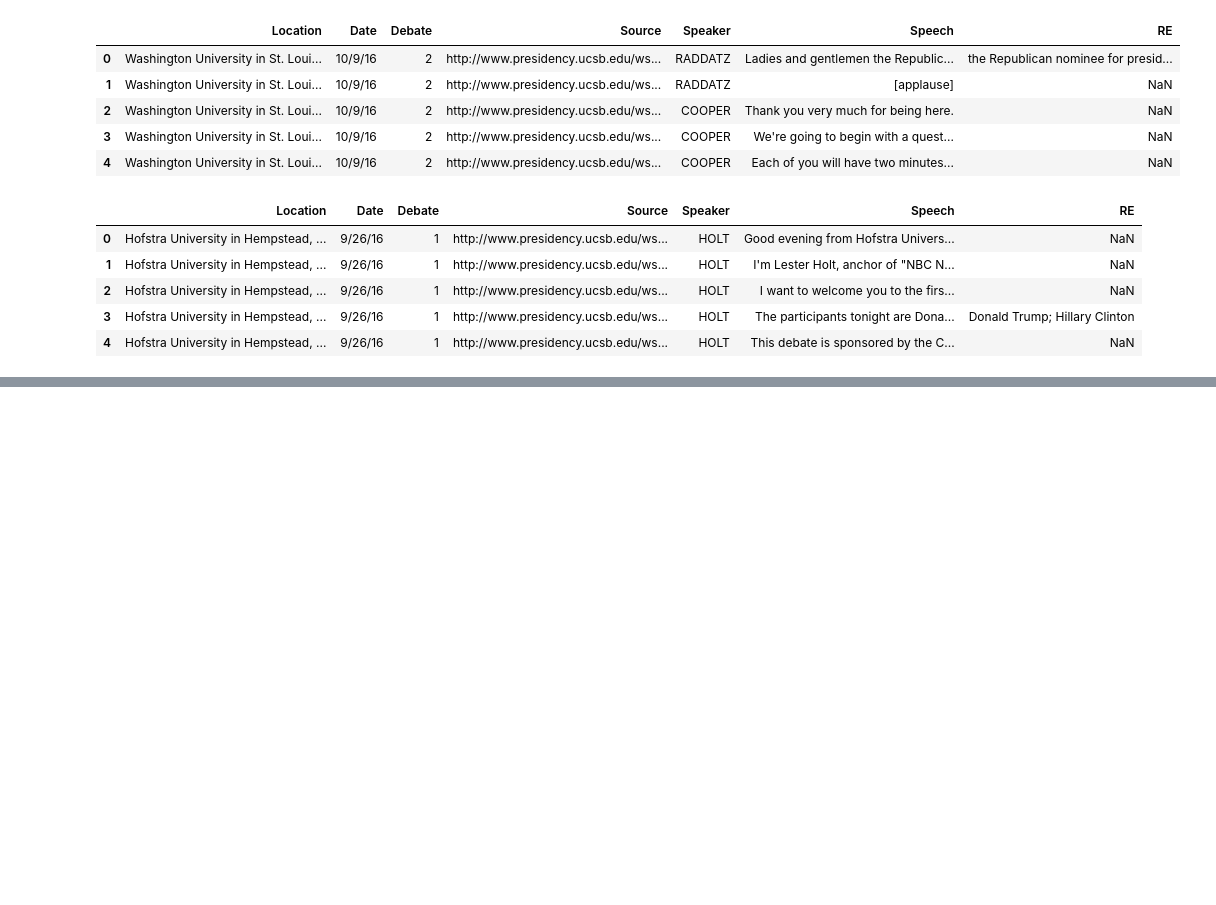
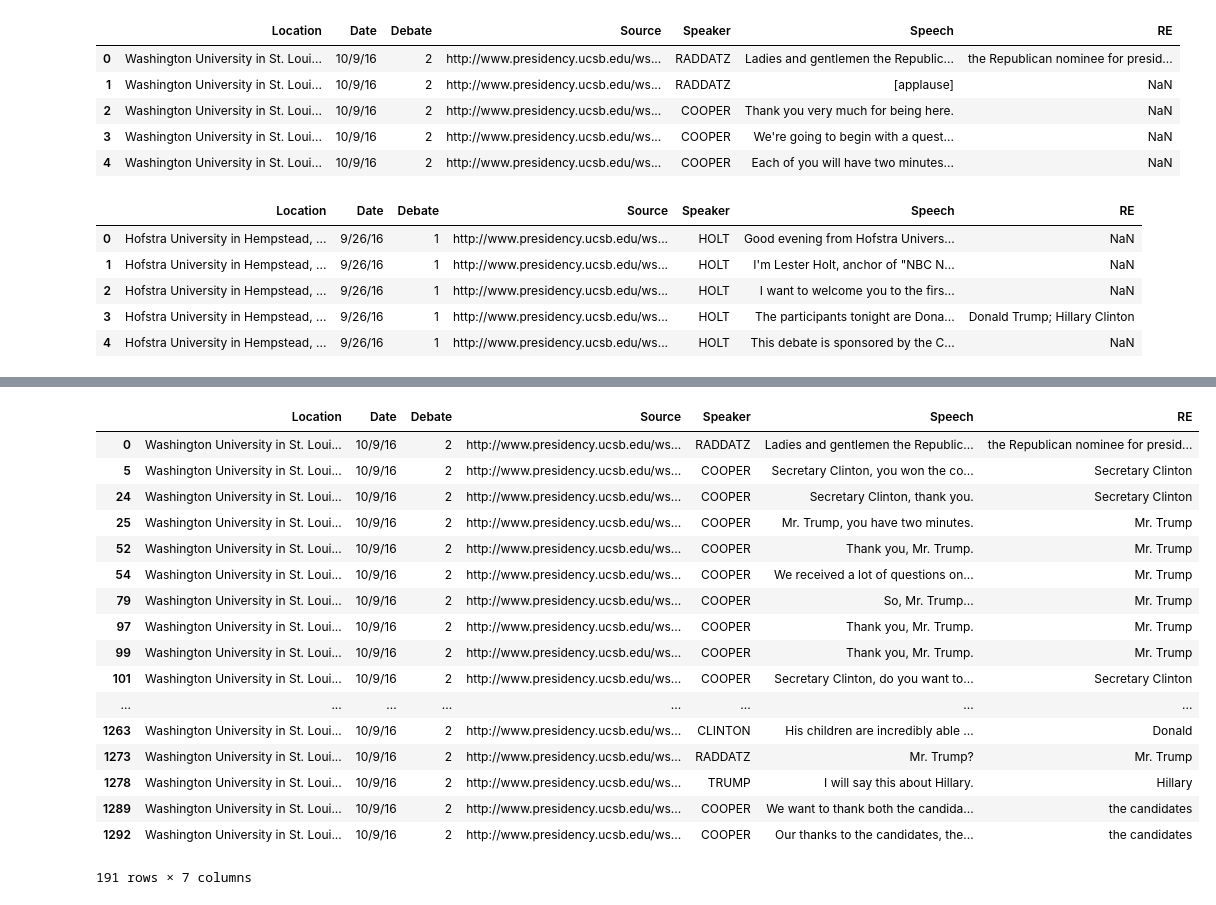
Before and after one commit to Data-Science-for-Linguists/2016-Debates-and-Referring-Expressions, a Jupyter notebook: data_processing.ipynb, the cells around one changed output, grey strips where cells are left out. Drawn from its saved outputs; the diff is of its cells as text; code cells hidden in the pictures; blank space fills up the shorter version.

```diff
--- a/data_processing.ipynb
+++ b/data_processing.ipynb
@@ -397,0 +419,21 @@ df3_re.head()
+# %%
+df2_re.loc[df2_re.RE.notnull(), :]
+# %% [output]
+|  | Location | Date | Debate | Source | Speaker | Speech | RE |
+| 0 | Washington University in St. Loui... | 10/9/16 | 2 | http://www.presidency.ucsb.edu/ws... | RADDATZ | Ladies and gentlemen the Republic... | the Republican nominee for presid... |
+| 5 | Washington University in St. Loui... | 10/9/16 | 2 | http://www.presidency.ucsb.edu/ws... | COOPER | Secretary Clinton, you won the co... | Secretary Clinton |
+| 24 | Washington University in St. Loui... | 10/9/16 | 2 | http://www.presidency.ucsb.edu/ws... | COOPER | Secretary Clinton, thank you. | Secretary Clinton |
+| 25 | Washington University in St. Loui... | 10/9/16 | 2 | http://www.presidency.ucsb.edu/ws... | COOPER | Mr. Trump, you have two minutes. | Mr. Trump |
+| 52 | Washington University in St. Loui... | 10/9/16 | 2 | http://www.presidency.ucsb.edu/ws... | COOPER | Thank you, Mr. Trump. | Mr. Trump |
+| 54 | Washington University in St. Loui... | 10/9/16 | 2 | http://www.presidency.ucsb.edu/ws... | COOPER | We received a lot of questions on... | Mr. Trump |
+| 79 | Washington University in St. Loui... | 10/9/16 | 2 | http://www.presidency.ucsb.edu/ws... | COOPER | So, Mr. Trump... | Mr. Trump |
+| 97 | Washington University in St. Loui... | 10/9/16 | 2 | http://www.presidency.ucsb.edu/ws... | COOPER | Thank you, Mr. Trump. | Mr. Trump |
+| 99 | Washington University in St. Loui... | 10/9/16 | 2 | http://www.presidency.ucsb.edu/ws... | COOPER | Thank you, Mr. Trump. | Mr. Trump |
+| 101 | Washington University in St. Loui... | 10/9/16 | 2 | http://www.presidency.ucsb.edu/ws... | COOPER | Secretary Clinton, do you want to... | Secretary Clinton |
+| ... | ... | ... | ... | ... | ... | ... | ... |
+| 1263 | Washington University in St. Loui... | 10/9/16 | 2 | http://www.presidency.ucsb.edu/ws... | CLINTON | His children are incredibly able ... | Donald |
+| 1273 | Washington University in St. Loui... | 10/9/16 | 2 | http://www.presidency.ucsb.edu/ws... | RADDATZ | Mr. Trump? | Mr. Trump |
+| 1278 | Washington University in St. Loui... | 10/9/16 | 2 | http://www.presidency.ucsb.edu/ws... | TRUMP | I will say this about Hillary. | Hillary |
+| 1289 | Washington University in St. Loui... | 10/9/16 | 2 | http://www.presidency.ucsb.edu/ws... | COOPER | We want to thank both the candida... | the candidates |
+| 1292 | Washington University in St. Loui... | 10/9/16 | 2 | http://www.presidency.ucsb.edu/ws... | COOPER | Our thanks to the candidates, the... | the candidates |
+191 rows × 7 columns
```
Also changed, not shown: parts of 2 cells of this notebook.
